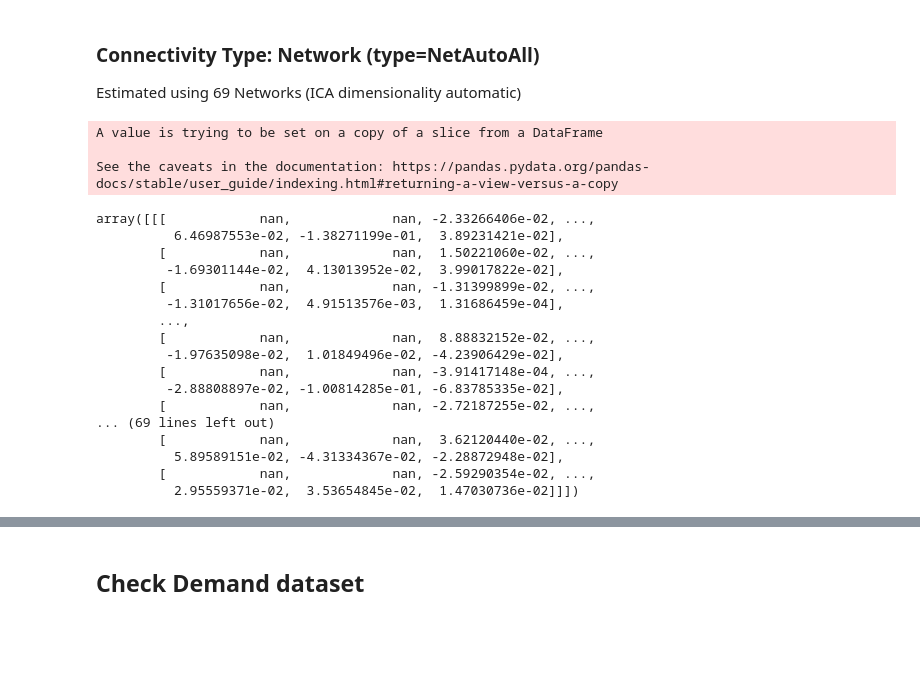
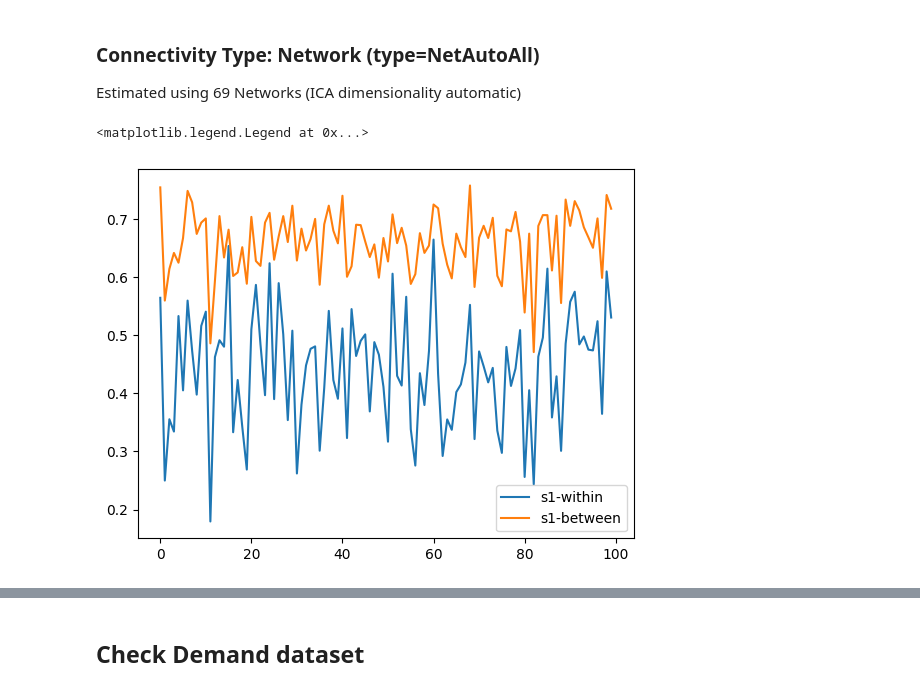
Before and after one commit to DiedrichsenLab/Functional_Fusion, a Jupyter notebook: notebooks/reliability_overall.ipynb, the cells around one changed output, grey strips where cells are left out. Drawn from its saved outputs; the diff is of its cells as text; code cells hidden in the pictures; blank space fills up the shorter version.

```diff
--- a/notebooks/reliability_overall.ipynb
+++ b/notebooks/reliability_overall.ipynb
@@ -197,4 +197,4 @@ plt.legend(['s2-within','s2-between'])
 Estimated using 69 Networks (ICA dimensionality automatic)
 # %%
 data_hcpnetsauto1, info_hcpnetsauto1, mydataset = ds.get_dataset(
-    data_dir, 'HCP', atlas, ['ses-s1'], 'NetAutoAll')
+    data_dir, 'HCP', atlas, ['ses-s1'], 'NetAutoRun')
@@ -201,34 +209,16 @@ data_hcpnetsauto1, info_hcpnetsauto1, mydataset = ds.get_dataset(
 # %%
-part_vec = info_hcpnetsauto1.half
-part_vec[:int(info_hcpnetsauto1.shape[0]/2)] = 2
-r1s2 = ds.reliability_within_subj(
-    data_hcpnetsauto1, part_vec=part_vec, cond_vec=info_hcpnetsauto1.region_name)
-r2s2 = ds.reliability_between_subj(
+
+r1s1 = ds.reliability_within_subj(
+    data_hcpnetsauto1, part_vec=info_hcpnetsauto1.half, cond_vec=info_hcpnetsauto1.region_name)
+r2s1 = ds.reliability_between_subj(
     data_hcpnetsauto1, cond_vec=info_hcpnetsauto1.region_name)
-# %% [output]
-A value is trying to be set on a copy of a slice from a DataFrame
-
-See the caveats in the documentation: https://pandas.pydata.org/pandas-docs/stable/user_guide/indexing.html#returning-a-view-versus-a-copy
-# %%
-data_hcpnetsauto1
-# %% [output]
-array([[[            nan,             nan, -2.33266406e-02, ...,
-          6.46987553e-02, -1.38271199e-01,  3.89231421e-02],
-        [            nan,             nan,  1.50221060e-02, ...,
-         -1.69301144e-02,  4.13013952e-02,  3.99017822e-02],
-        [            nan,             nan, -1.31399899e-02, ...,
-         -1.31017656e-02,  4.91513576e-03,  1.31686459e-04],
-        ...,
-        [            nan,             nan,  8.88832152e-02, ...,
-         -1.97635098e-02,  1.01849496e-02, -4.23906429e-02],
-        [            nan,             nan, -3.91417148e-04, ...,
-         -2.88808897e-02, -1.00814285e-01, -6.83785335e-02],
-        [            nan,             nan, -2.72187255e-02, ...,
-... (69 lines left out)
-        [            nan,             nan,  3.62120440e-02, ...,
-          5.89589151e-02, -4.31334367e-02, -2.28872948e-02],
-        [            nan,             nan, -2.59290354e-02, ...,
-          2.95559371e-02,  3.53654845e-02,  1.47030736e-02]]])
+# %%
+plt.plot(r1s1.mean(axis=1))
+plt.plot(r2s1)
+plt.legend(['s1-within','s1-between'])
+# %% [output]
+<matplotlib.legend.Legend at 0x...>
+[figure, added]
 # %%
 plt.plot(r1s2.mean(axis=1))
 plt.plot(r2s2)
```
Also changed, not shown: parts of 3 cells of this notebook, 3 other files.
